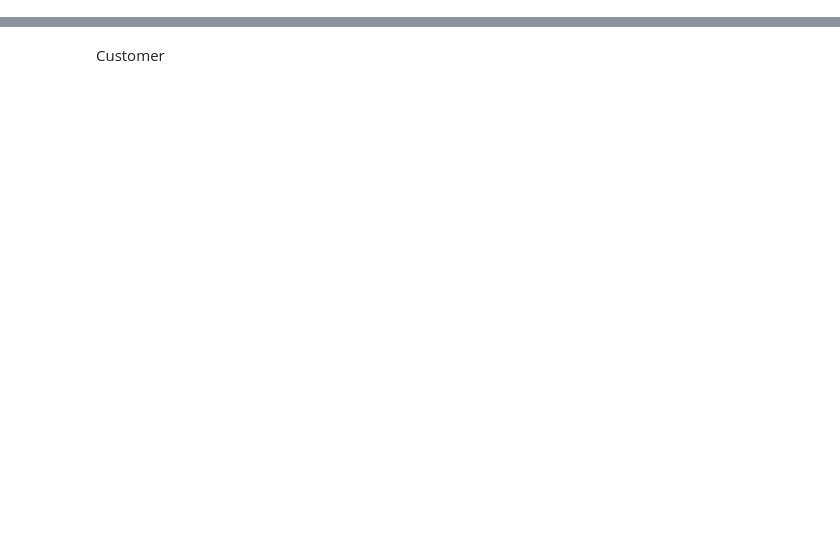
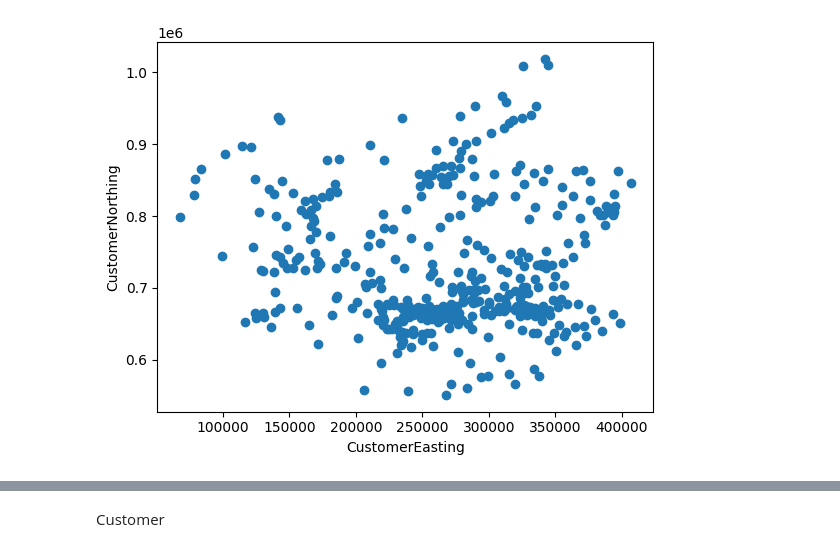
Before and after one commit to nicolastalia/risklog, a Jupyter notebook: assignment_1.ipynb, the cells around one changed output, grey strips where cells are left out. Saved outputs shown, nothing was run; the diff lists cells and outputs as text; code cells hidden in the pictures; blank space fills up the shorter version.

```diff
--- a/assignment_1.ipynb
+++ b/assignment_1.ipynb
@@ -13,0 +22,11 @@ import geopandas as gpd
+# %%
+customer = pd.read_csv('CustomerId.csv').merge(pd.read_csv('CustomerNorthing.csv'), how='inner').merge(pd.read_csv('CustomerEasting.csv'), how='inner')
+
+X = customer[['CustomerNorthing', 'CustomerEasting']].values  # Convert DataFrame to NumPy array
+
+plt.scatter(X[:, 1], X[:, 0])  # Use array indexing for scatter plot
+plt.xlabel('CustomerEasting')
+plt.ylabel('CustomerNorthing')
+plt.show()
+# %% [output]
+[figure, added]
```
Also changed, not shown: parts of 13 cells of this notebook.
